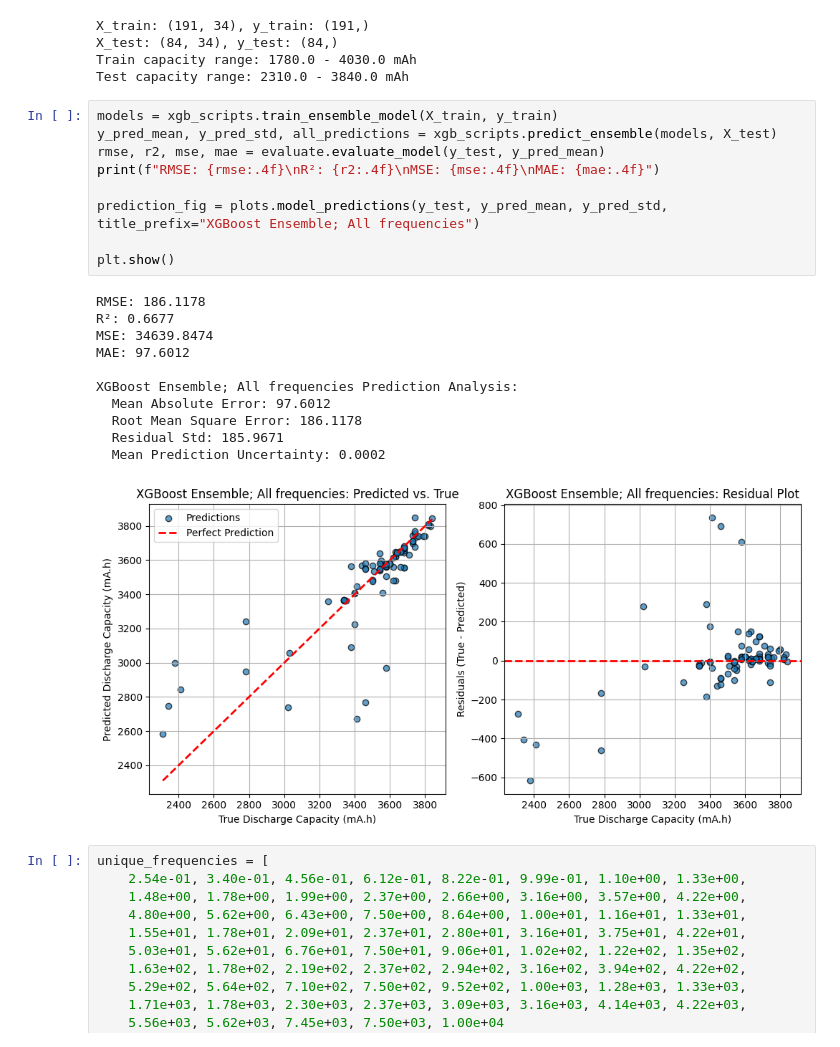
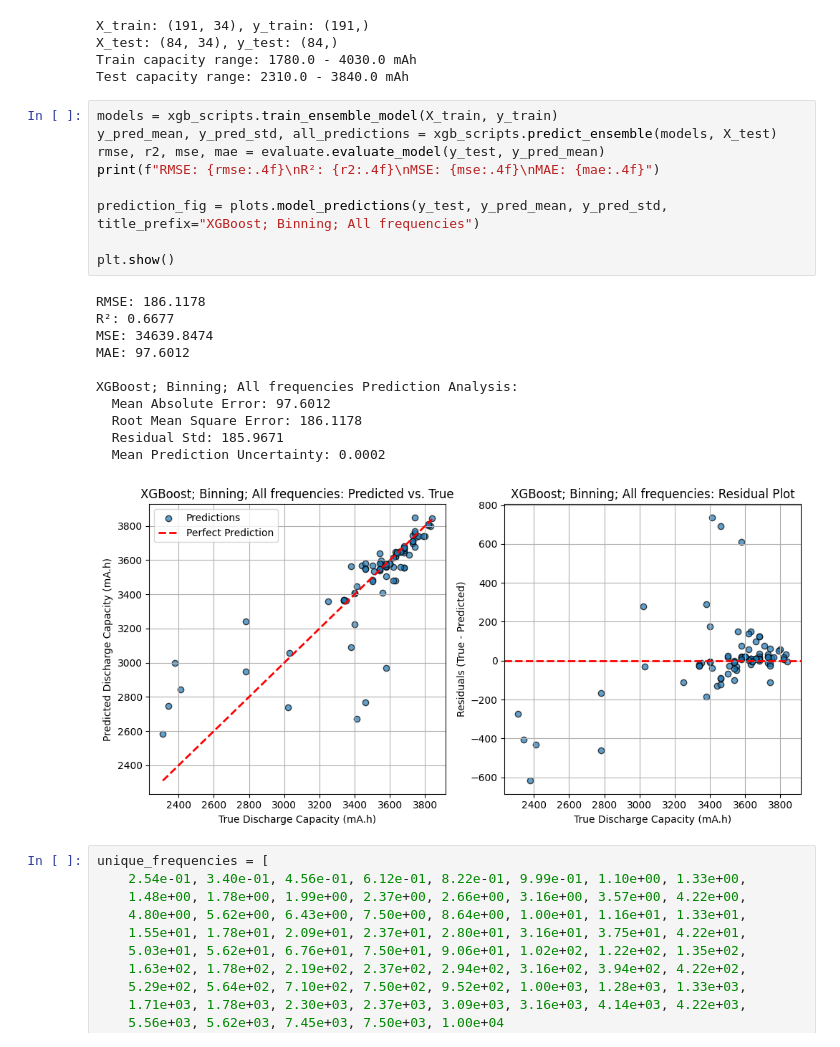
Before and after one commit to NithinJakrebet/eis-ml, a Jupyter notebook: notebooks/gradient_boosting.ipynb, the cells around one changed output. Cells and saved outputs as stored; diff of their text form.

```diff
--- a/notebooks/gradient_boosting.ipynb
+++ b/notebooks/gradient_boosting.ipynb
@@ -173,24 +172,24 @@ Test capacity range: 2310.0 - 3840.0 mAh
 # %%
 models = xgb_scripts.train_ensemble_model(X_train, y_train)
 y_pred_mean, y_pred_std, all_predictions = xgb_scripts.predict_ensemble(models, X_test)
 rmse, r2, mse, mae = evaluate.evaluate_model(y_test, y_pred_mean)
 print(f"RMSE: {rmse:.4f}\nR²: {r2:.4f}\nMSE: {mse:.4f}\nMAE: {mae:.4f}")
 
-prediction_fig = plots.model_predictions(y_test, y_pred_mean, y_pred_std, title_prefix="XGBoost Ensemble; All frequencies")
+prediction_fig = plots.model_predictions(y_test, y_pred_mean, y_pred_std, title_prefix="XGBoost; Binning; All frequencies")
 
 plt.show()
 # %% [output]
 RMSE: 186.1178
 R²: 0.6677
 MSE: 34639.8474
 MAE: 97.6012
 
-XGBoost Ensemble; All frequencies Prediction Analysis:
+XGBoost; Binning; All frequencies Prediction Analysis:
   Mean Absolute Error: 97.6012
   Root Mean Square Error: 186.1178
   Residual Std: 185.9671
   Mean Prediction Uncertainty: 0.0002
-[figure, old version]
+[figure, new version]
 # %%
 unique_frequencies = [
     2.54e-01, 3.40e-01, 4.56e-01, 6.12e-01, 8.22e-01, 9.99e-01, 1.10e+00, 1.33e+00,
```
Also changed, not shown: parts of 18 cells of this notebook, 46 other files.
